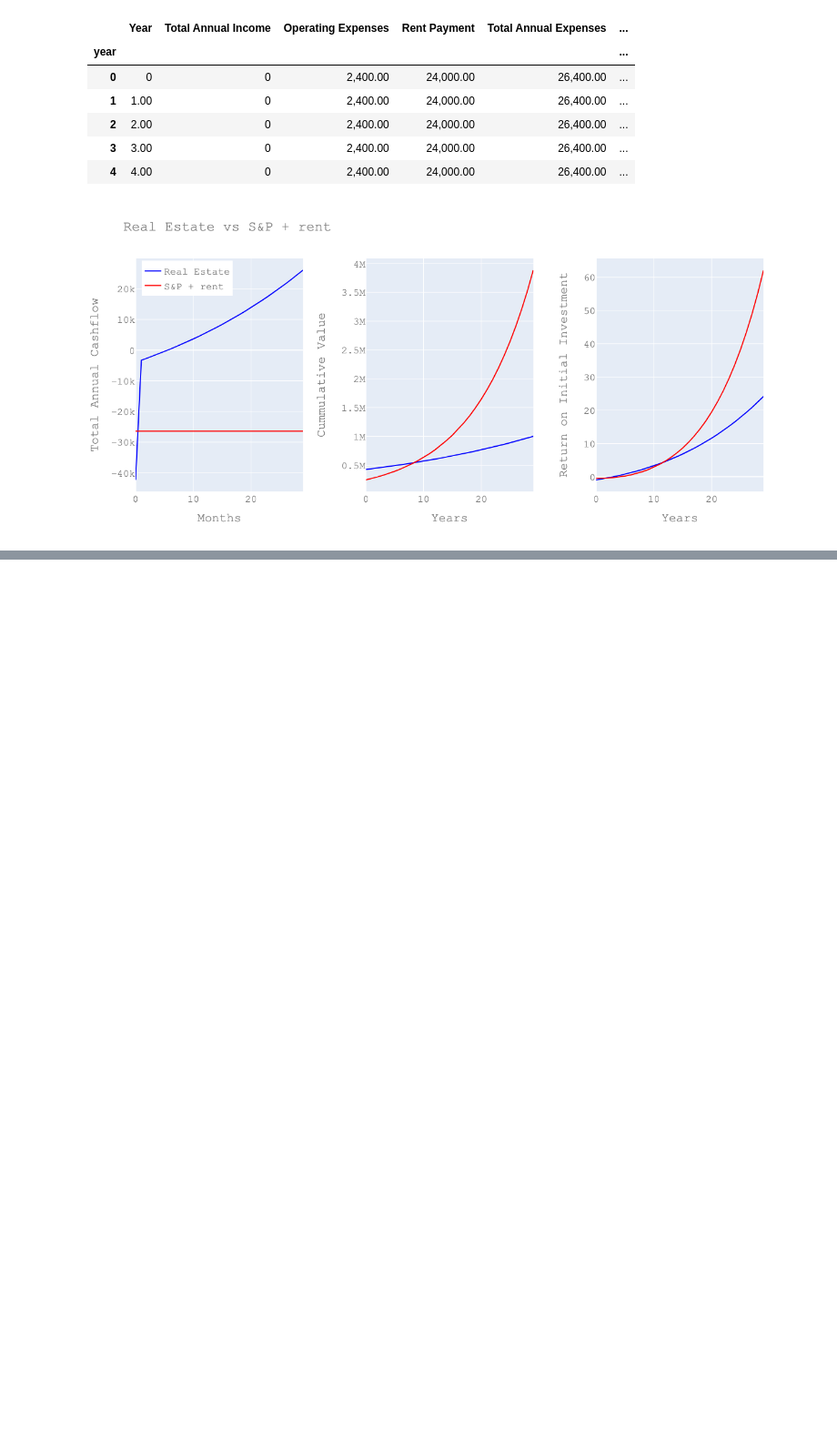
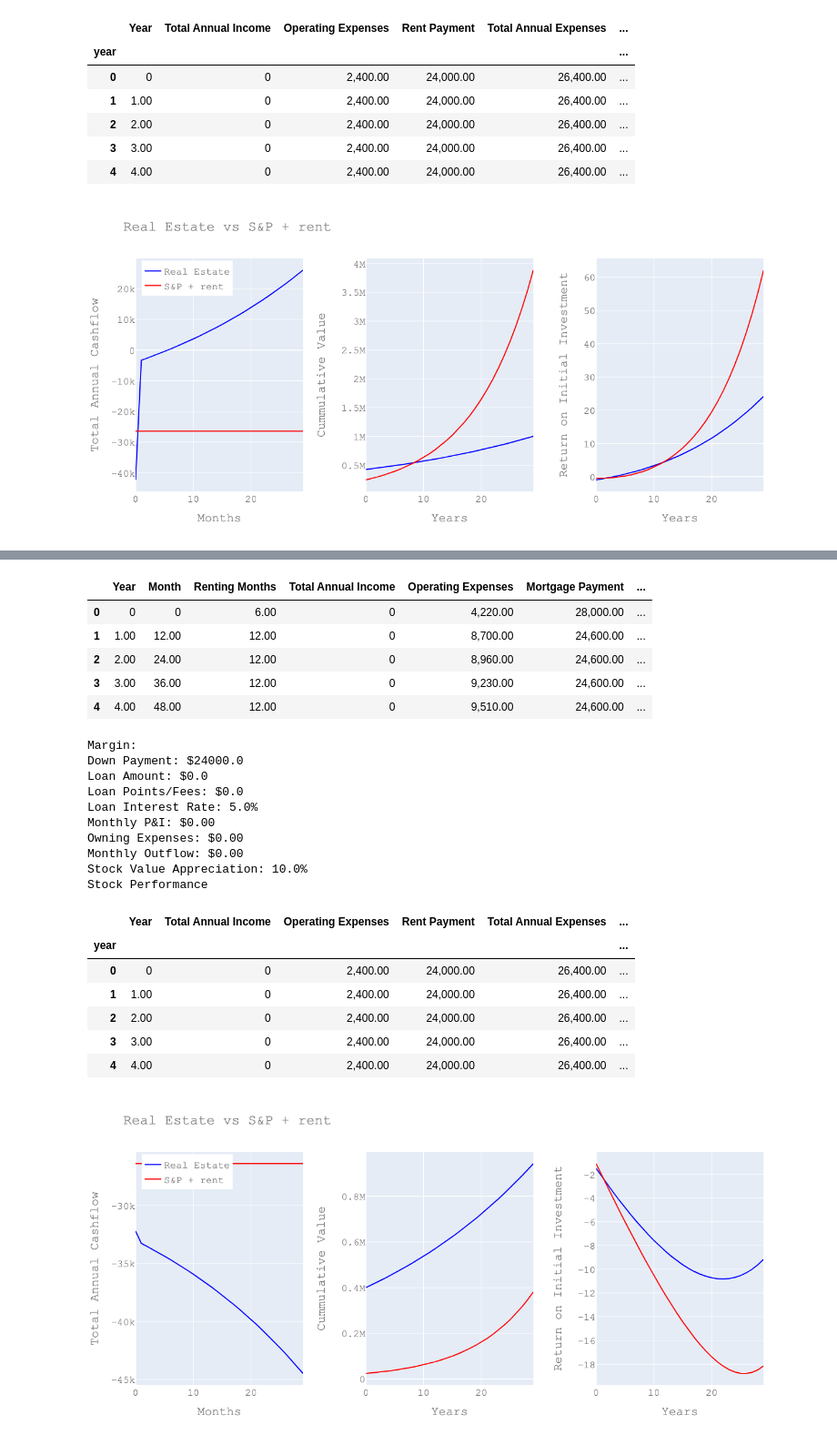
Before and after one commit to RupertDodkins/real_estate, a Jupyter notebook: scripts/mutliplot_view.ipynb, the cells around one changed output, grey strips where cells are left out. Shown at 91% size. Drawn from its saved outputs; the diff is of its cells as text; code cells hidden in the pictures; blank space fills up the shorter version.

```diff
--- a/scripts/mutliplot_view.ipynb
+++ b/scripts/mutliplot_view.ipynb
@@ -467,3 +464,15 @@ Stock Performance
 | 3 | 3.00 | 0 | 2,400.00 | 24,000.00 | 26,400.00 | ... |
 | 4 | 4.00 | 0 | 2,400.00 | 24,000.00 | 26,400.00 | ... |
 [figure]
+# %%
+realestate_df, stocks_df, meta = property_performance(
+    purchase_price = 400e3,
+    downpayment = 20e3,
+    rehab_cost = 0,
+    after_repair_value = 400e3,
+    value_appreciation=0.03,
+    margin_multiplier=1,
+    monthly_rent=0.,
+    title='S&P Vs Real Estate',
+)
+# %% [output]
@@ -469,0 +496,24 @@ Stock Performance
+|  | Year | Month | Renting Months | Total Annual Income | Operating Expenses | Mortgage Payment | ... |
+| 0 | 0 | 0 | 6.00 | 0 | 4,220.00 | 28,000.00 | ... |
+| 1 | 1.00 | 12.00 | 12.00 | 0 | 8,700.00 | 24,600.00 | ... |
+| 2 | 2.00 | 24.00 | 12.00 | 0 | 8,960.00 | 24,600.00 | ... |
+| 3 | 3.00 | 36.00 | 12.00 | 0 | 9,230.00 | 24,600.00 | ... |
+| 4 | 4.00 | 48.00 | 12.00 | 0 | 9,510.00 | 24,600.00 | ... |
+Margin:
+Down Payment: $24000.0
+Loan Amount: $0.0
+Loan Points/Fees: $0.0
+Loan Interest Rate: 5.0%
+Monthly P&I: $0.00
+Owning Expenses: $0.00
+Monthly Outflow: $0.00
+Stock Value Appreciation: 10.0%
+Stock Performance
+|  | Year | Total Annual Income | Operating Expenses | Rent Payment | Total Annual Expenses | ... |
+| year |  |  |  |  |  | ... |
+| 0 | 0 | 0 | 2,400.00 | 24,000.00 | 26,400.00 | ... |
+| 1 | 1.00 | 0 | 2,400.00 | 24,000.00 | 26,400.00 | ... |
+| 2 | 2.00 | 0 | 2,400.00 | 24,000.00 | 26,400.00 | ... |
+| 3 | 3.00 | 0 | 2,400.00 | 24,000.00 | 26,400.00 | ... |
+| 4 | 4.00 | 0 | 2,400.00 | 24,000.00 | 26,400.00 | ... |
+[figure, added]
```
Also changed, not shown: parts of 4 cells of this notebook, 3 other files.
